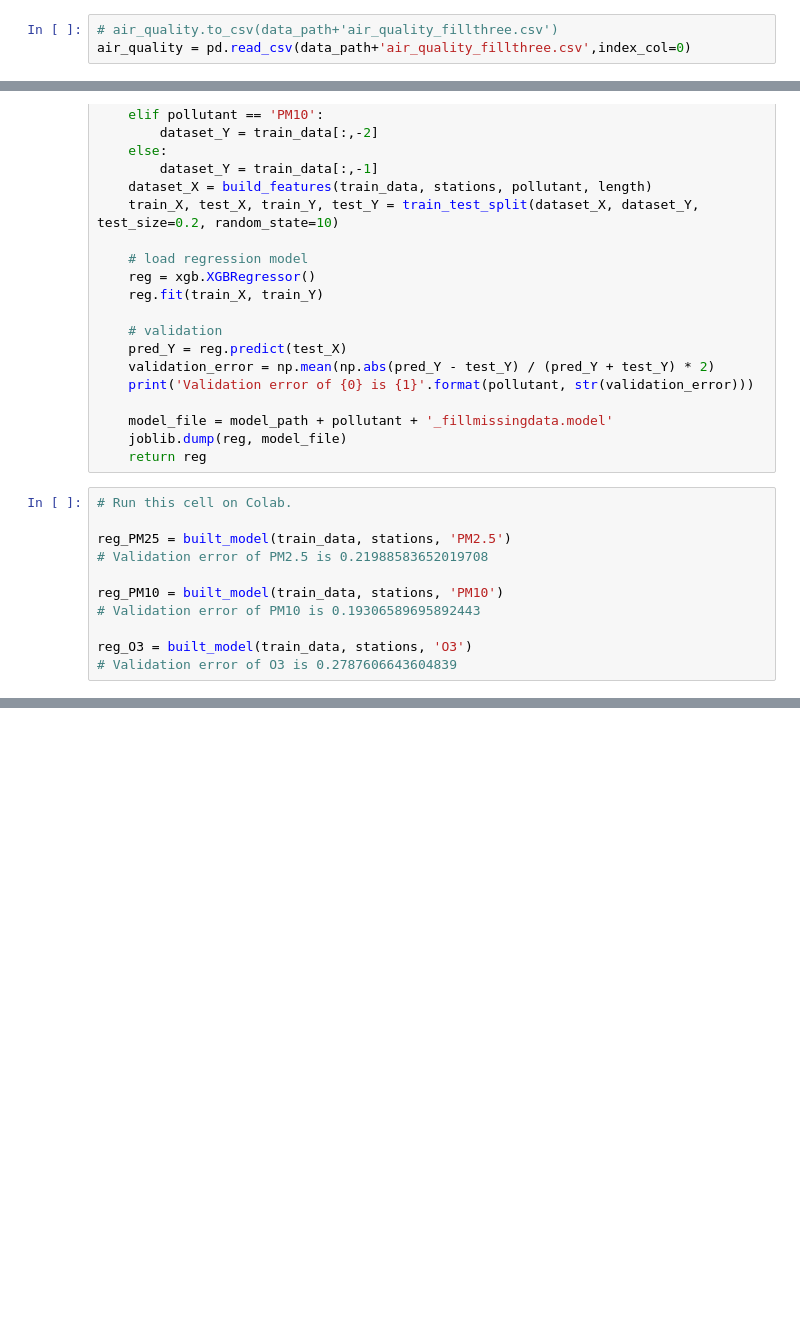
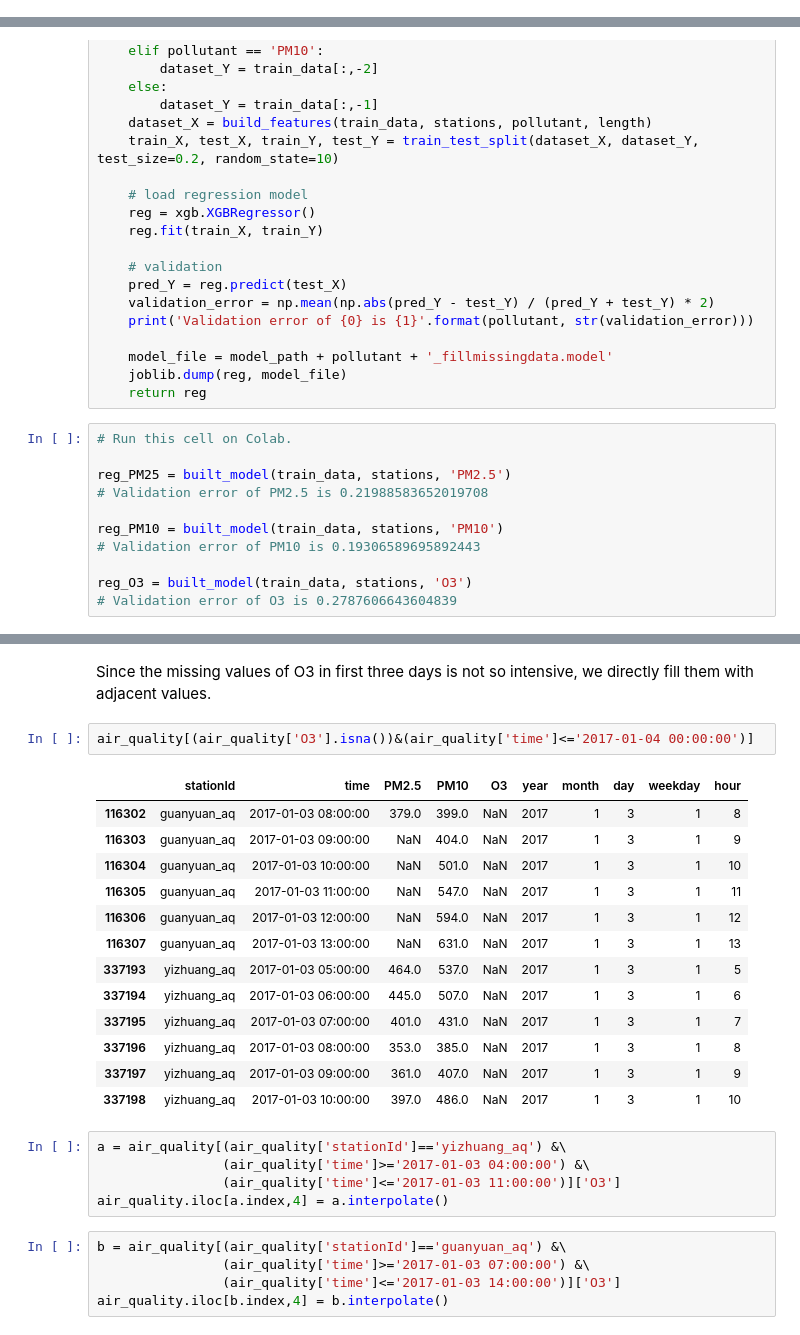
Before and after one commit to JulieYao0754/5002_GroupProject, a Jupyter notebook: Air_Quality_Preprocessing.ipynb, the cells around one changed output, grey strips where cells are left out. Drawn from its saved outputs; the diff is of its cells as text; blank space fills up the shorter version.

```diff
--- a/Air_Quality_Preprocessing.ipynb
+++ b/Air_Quality_Preprocessing.ipynb
@@ -420,6 +422,3 @@ lost_hour_record[lost_hour_record.counts<=threshold].apply(lambda row: fill_nan_
 50260    None
 50261    None
 Length: 40631, dtype: object
-# %%
-# air_quality.to_csv(data_path+'air_quality_fillthree.csv')
-air_quality = pd.read_csv(data_path+'air_quality_fillthree.csv',index_col=0)
@@ -587,0 +688,28 @@ reg_O3 = built_model(train_data, stations, 'O3')
+# %% [markdown]
+Since the missing values of O3 in first three days is not so intensive, we directly fill them with adjacent values.
+# %%
+air_quality[(air_quality['O3'].isna())&(air_quality['time']<='2017-01-04 00:00:00')]
+# %% [output]
+|  | stationId | time | PM2.5 | PM10 | O3 | year | month | day | weekday | hour |
+| 116302 | guanyuan_aq | 2017-01-03 08:00:00 | 379.0 | 399.0 | NaN | 2017 | 1 | 3 | 1 | 8 |
+| 116303 | guanyuan_aq | 2017-01-03 09:00:00 | NaN | 404.0 | NaN | 2017 | 1 | 3 | 1 | 9 |
+| 116304 | guanyuan_aq | 2017-01-03 10:00:00 | NaN | 501.0 | NaN | 2017 | 1 | 3 | 1 | 10 |
+| 116305 | guanyuan_aq | 2017-01-03 11:00:00 | NaN | 547.0 | NaN | 2017 | 1 | 3 | 1 | 11 |
+| 116306 | guanyuan_aq | 2017-01-03 12:00:00 | NaN | 594.0 | NaN | 2017 | 1 | 3 | 1 | 12 |
+| 116307 | guanyuan_aq | 2017-01-03 13:00:00 | NaN | 631.0 | NaN | 2017 | 1 | 3 | 1 | 13 |
+| 337193 | yizhuang_aq | 2017-01-03 05:00:00 | 464.0 | 537.0 | NaN | 2017 | 1 | 3 | 1 | 5 |
+| 337194 | yizhuang_aq | 2017-01-03 06:00:00 | 445.0 | 507.0 | NaN | 2017 | 1 | 3 | 1 | 6 |
+| 337195 | yizhuang_aq | 2017-01-03 07:00:00 | 401.0 | 431.0 | NaN | 2017 | 1 | 3 | 1 | 7 |
+| 337196 | yizhuang_aq | 2017-01-03 08:00:00 | 353.0 | 385.0 | NaN | 2017 | 1 | 3 | 1 | 8 |
+| 337197 | yizhuang_aq | 2017-01-03 09:00:00 | 361.0 | 407.0 | NaN | 2017 | 1 | 3 | 1 | 9 |
+| 337198 | yizhuang_aq | 2017-01-03 10:00:00 | 397.0 | 486.0 | NaN | 2017 | 1 | 3 | 1 | 10 |
+# %%
+a = air_quality[(air_quality['stationId']=='yizhuang_aq') &\
+                (air_quality['time']>='2017-01-03 04:00:00') &\
+                (air_quality['time']<='2017-01-03 11:00:00')]['O3']
+air_quality.iloc[a.index,4] = a.interpolate()
+# %%
+b = air_quality[(air_quality['stationId']=='guanyuan_aq') &\
+                (air_quality['time']>='2017-01-03 07:00:00') &\
+                (air_quality['time']<='2017-01-03 14:00:00')]['O3']
+air_quality.iloc[b.index,4] = b.interpolate()
```
Also changed, not shown: parts of 34 cells of this notebook, 1 other file.
